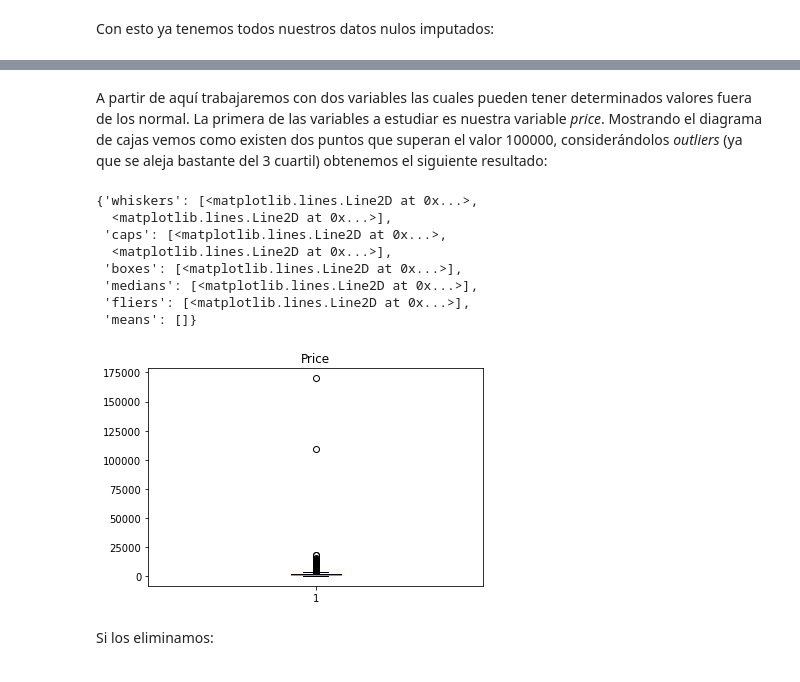
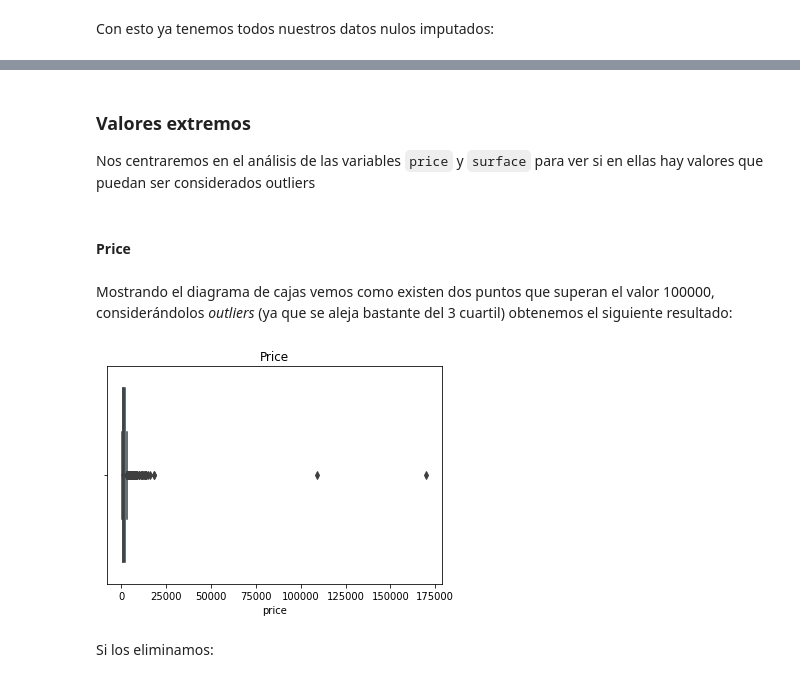
Before and after one commit to KevMCh/PRAC2, a Jupyter notebook: src/cleaning.ipynb, the cells around one changed output, grey strips where cells are left out. Cells and saved outputs as stored; diff of their text form; code cells hidden in the pictures.

Commit message:
añadido representación visual

```diff
--- a/src/cleaning.ipynb
+++ b/src/cleaning.ipynb
@@ -90,0 +184,12 @@ dataset[all_features] = knn.fit_transform(dataset[all_features])
+# %%
+
+# Hacemos una copia del dataset y eliminamos variables que no nos interesan
+ndf = dataset.copy()
+ndf.drop(['_id', 'clientId'], axis=1, inplace=True)
+
+# Convertimos las categóricas a su código numérico y eliminamos las datetime
+for feat in ndf.columns:
+    if ndf[feat].dtype == 'category':
+        ndf[feat] = ndf[feat].cat.codes
+    elif ndf[feat].dtype == 'datetime64[ns]':
+        ndf.drop(feat, inplace=True, axis=1)
@@ -91,2 +216,5 @@ dataset[all_features] = knn.fit_transform(dataset[all_features])
+# %%
+knn = KNNImputer(n_neighbors=5)
+ndf[ndf.columns] = knn.fit_transform(ndf)
 # %% [markdown]
 Con esto ya tenemos todos nuestros datos nulos imputados:
@@ -128,0 +221,4 @@ dataset.describe()
+# %%
+dataset['price'] = ndf['price']
+dataset['surface'] = ndf['surface']
+dataset.isnull().sum()
@@ -128,0 +246,5 @@ dataset.describe()
+# %%
+## Eliminamos las variables _id y clientId y seleccionamos el rango de fechas
+alquiler = dataset.drop(['_id', 'clientId'], axis=1)
+                  #.loc[(dataset.dateOriginal>="2022-04-04") & (dataset.dateOriginal<="2022-04-08")]
+alquiler.describe(datetime_is_numeric=True).transpose()
@@ -129,18 +269,16 @@ dataset.describe()
+# %% [markdown]
+### Valores extremos
+
+Nos centraremos en el análisis de las variables `price` y `surface` para ver si en ellas hay valores que puedan ser considerados outliers
+# %% [markdown]
+#### Price
 # %% [markdown]
-A partir de aquí trabajaremos con dos variables las cuales pueden tener determinados valores fuera de los normal. La primera de las variables a estudiar es nuestra variable *price*. Mostrando el diagrama de cajas vemos como existen dos puntos que superan el valor 100000, considerándolos _outliers_ (ya que se aleja bastante del 3 cuartil) obtenemos el siguiente resultado:
+Mostrando el diagrama de cajas vemos como existen dos puntos que superan el valor 100000, considerándolos _outliers_ (ya que se aleja bastante del 3 cuartil) obtenemos el siguiente resultado:
-# %%
-fig, ax = plt.subplots()
-ax.set_title('Price')
-ax.boxplot(dataset.price)
-# %% [output]
-{'whiskers': [<matplotlib.lines.Line2D at 0x...>,
-  <matplotlib.lines.Line2D at 0x...>],
- 'caps': [<matplotlib.lines.Line2D at 0x...>,
-  <matplotlib.lines.Line2D at 0x...>],
- 'boxes': [<matplotlib.lines.Line2D at 0x...>],
- 'medians': [<matplotlib.lines.Line2D at 0x...>],
- 'fliers': [<matplotlib.lines.Line2D at 0x...>],
- 'means': []}
-[figure, removed]
+# %%
+sns.boxplot(x=alquiler.price)
+plt.gca().set_title("Price")
+plt.show()
+# %% [output]
+[figure, added]
 # %% [markdown]
 Si los eliminamos:
```
Also changed, not shown: parts of 105 cells of this notebook, 3 other files.
